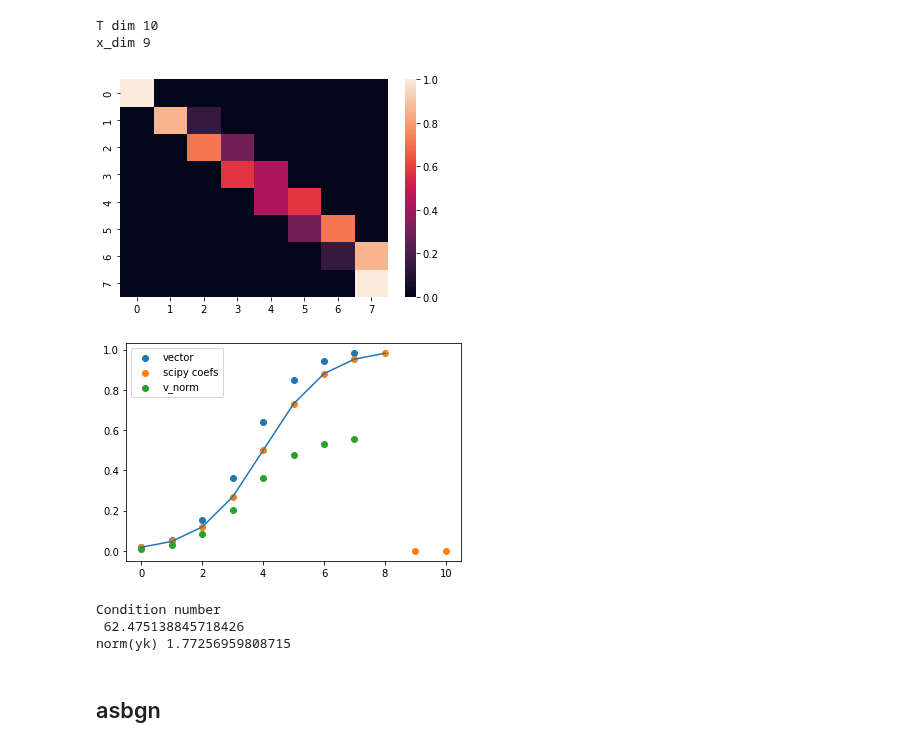
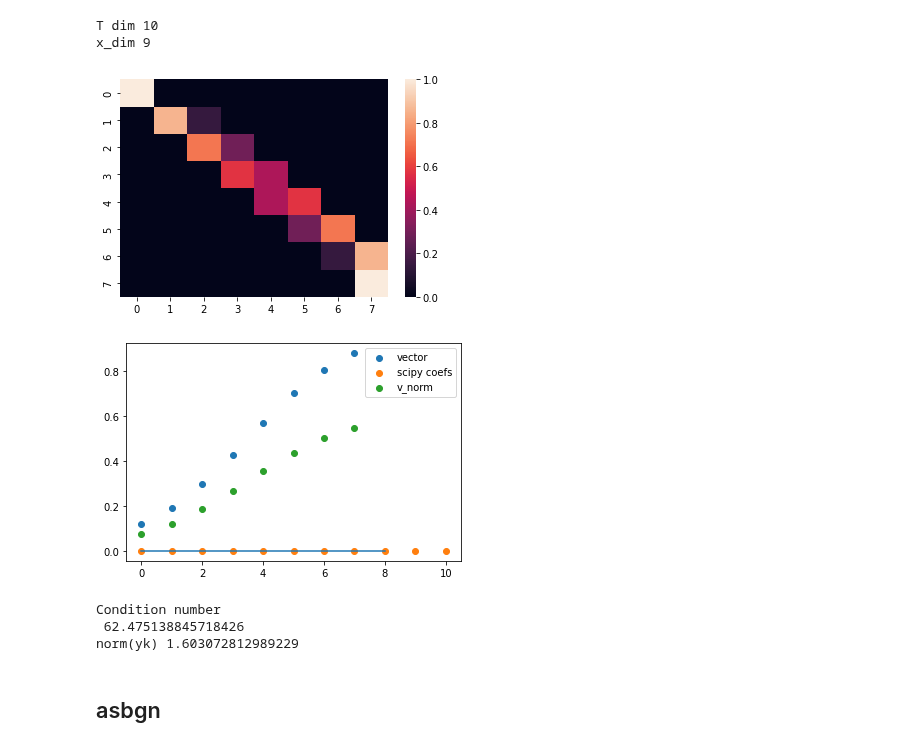
Before and after one commit to inajetovic/Variational-Quantum-Splines, a Jupyter notebook: test.ipynb, the cells around one changed output. Saved outputs shown, nothing was run; the diff lists cells and outputs as text; code cells hidden in the pictures.

```diff
--- a/test.ipynb
+++ b/test.ipynb
@@ -5,7 +5,7 @@ lower = 0.
 upper = 1.
 n_step = 8
 f_i = 0.0
-MAX_ITER = 15
+MAX_ITER = 200
 
 nq=3
 # K = 2^n = dim(T)-2
@@ -15,8 +15,9 @@ nq=3
 
 scaled=False
 
-label = 'sigmoid'
-func = sigmoid_t
+label = 'tanh'
+func_out = {'sigmoid': sigmoid_t,'tanh': tanh_t,'elu': elu_t, 'relu': relu_t, 'sin':sin_m}
+func = func_out[label]
 
 
 x = np.arange(lower, upper + .03, (upper-lower)/n_step).tolist()
@@ -31,37 +32,37 @@ tck=splrep(x,y,k=1) #coeffs
 
 
 #############################################################################################
 ###################################### System Preparation ###################################
 #############################################################################################
 
 matrix,vector,v_norm = GeneralizedVQS_System(n_step,label,x,xx,scaled=scaled);
 
 import seaborn as sns
 
 sns.heatmap(matrix)
 plt.show()
 plt.plot(y)
 
 plt.scatter(range(len(vector)), vector, label="vector")
 plt.scatter(range(len(tck[1])),tck[1], label="scipy coefs")
 plt.scatter(range(len(v_norm)), v_norm, label="v_norm")
 plt.legend()
 plt.show()
 #############################################################################################
 ################################# VQLS and Linear Prob. Solving #############################
 #############################################################################################
 
 k_numb=np.linalg.cond(np.array(matrix))
 print('Condition number\n',k_numb)
 print('norm(yk)',np.linalg.norm(vector))
 # %% [output]
 T dim 10
 x_dim 9
 [figure]
-[figure, old version]
+[figure, new version]
 Condition number
  62.475138845718426
-norm(yk) 1.77256959808715
+norm(yk) 1.603072812989229
 # %% [markdown]
 ## asbgn
 # %%
```
Also changed, not shown: parts of 7 cells of this notebook, 6 other files.
